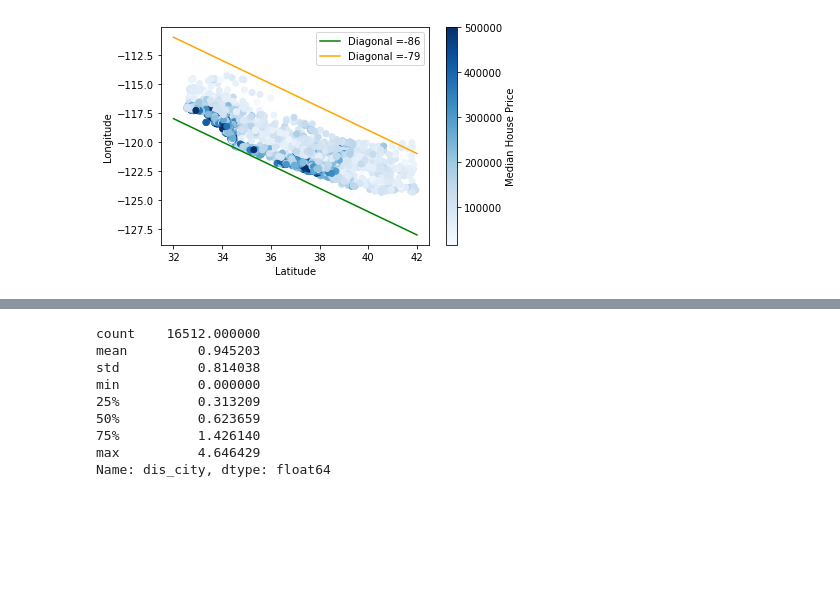
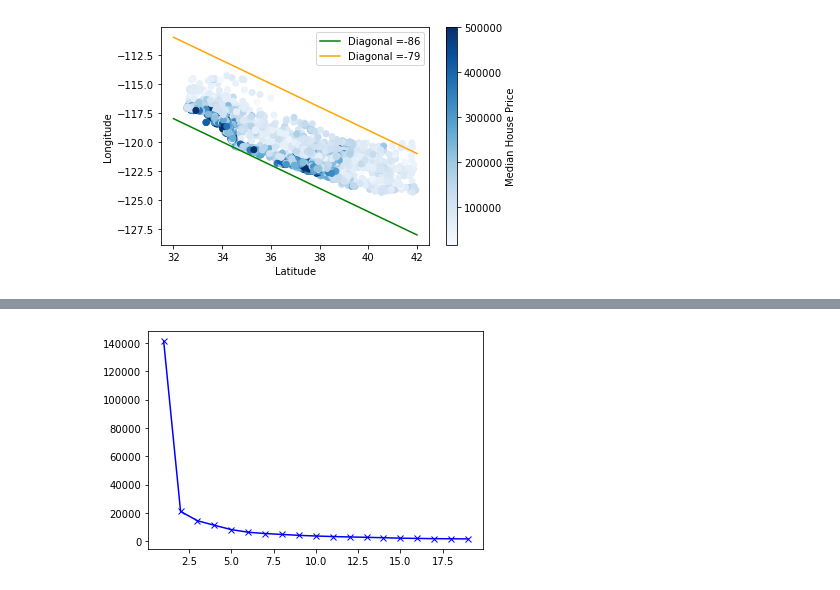
Before and after one commit to primavista40/Housing-Tutorials, a Jupyter notebook: California Housing.ipynb, the cells around one changed output, grey strips where cells are left out. Cells and saved outputs as stored; diff of their text form; code cells hidden in the pictures; blank space fills up the shorter version.

```diff
--- a/California Housing.ipynb
+++ b/California Housing.ipynb
@@ -154,12 +128,11 @@ df_train[['latitude','longitude','dis_city']]
-# %%
-df_train['dis_city'].describe()
-# %% [output]
-count    16512.000000
-mean         0.945203
-std          0.814038
-min          0.000000
-25%          0.313209
-50%          0.623659
-75%          1.426140
-max          4.646429
-Name: dis_city, dtype: float64
+# %%
+from sklearn.cluster import KMeans
+distortions = []
+K=range(1,15)
+for k in K:
+    kmeanModel = KMeans(n_clusters=k)
+    kmeanModel.fit(train_location)
+    distortions.append(kmeanModel.inertia_)
+plt.plot(K, distortions, 'bx-')
+# %% [output]
+[figure, added]
```
Also changed, not shown: parts of 27 cells of this notebook.
